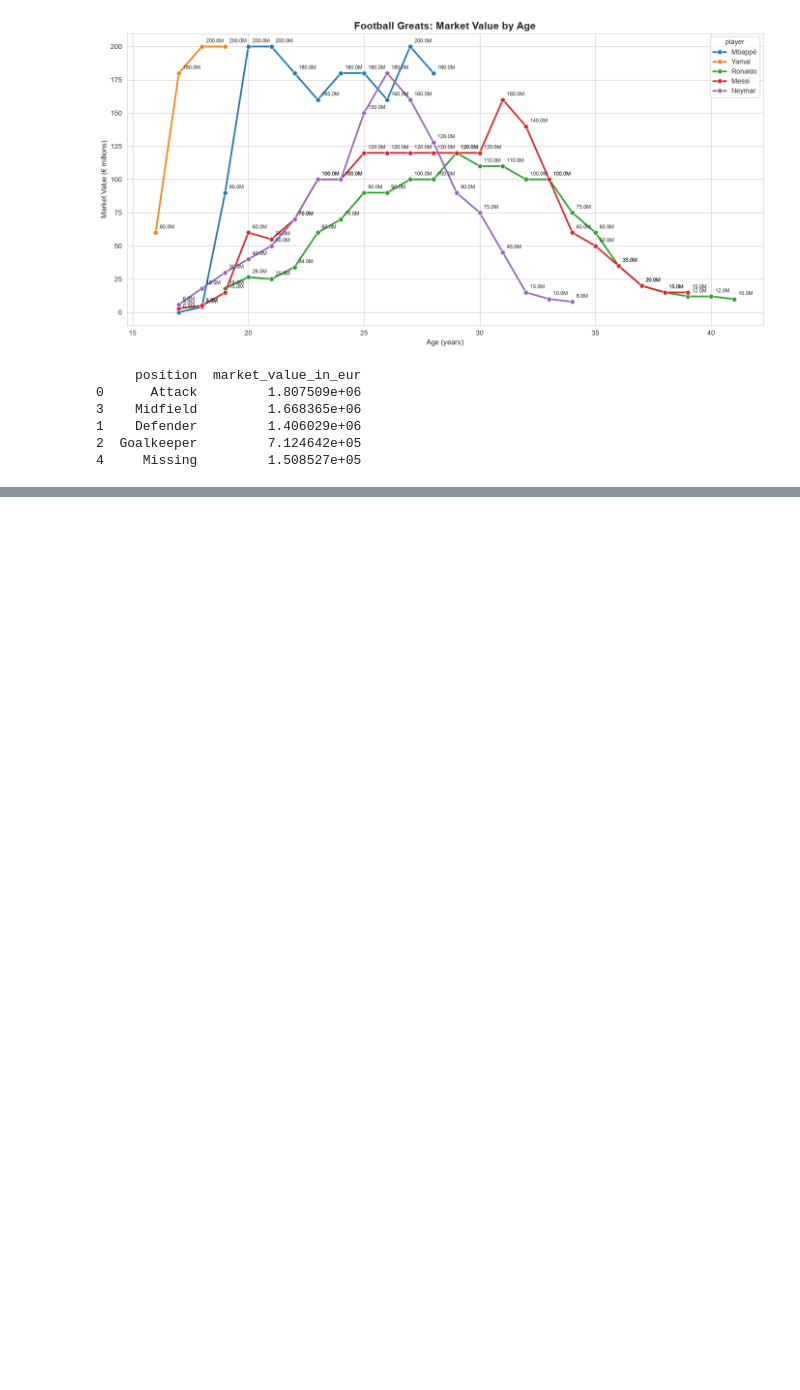
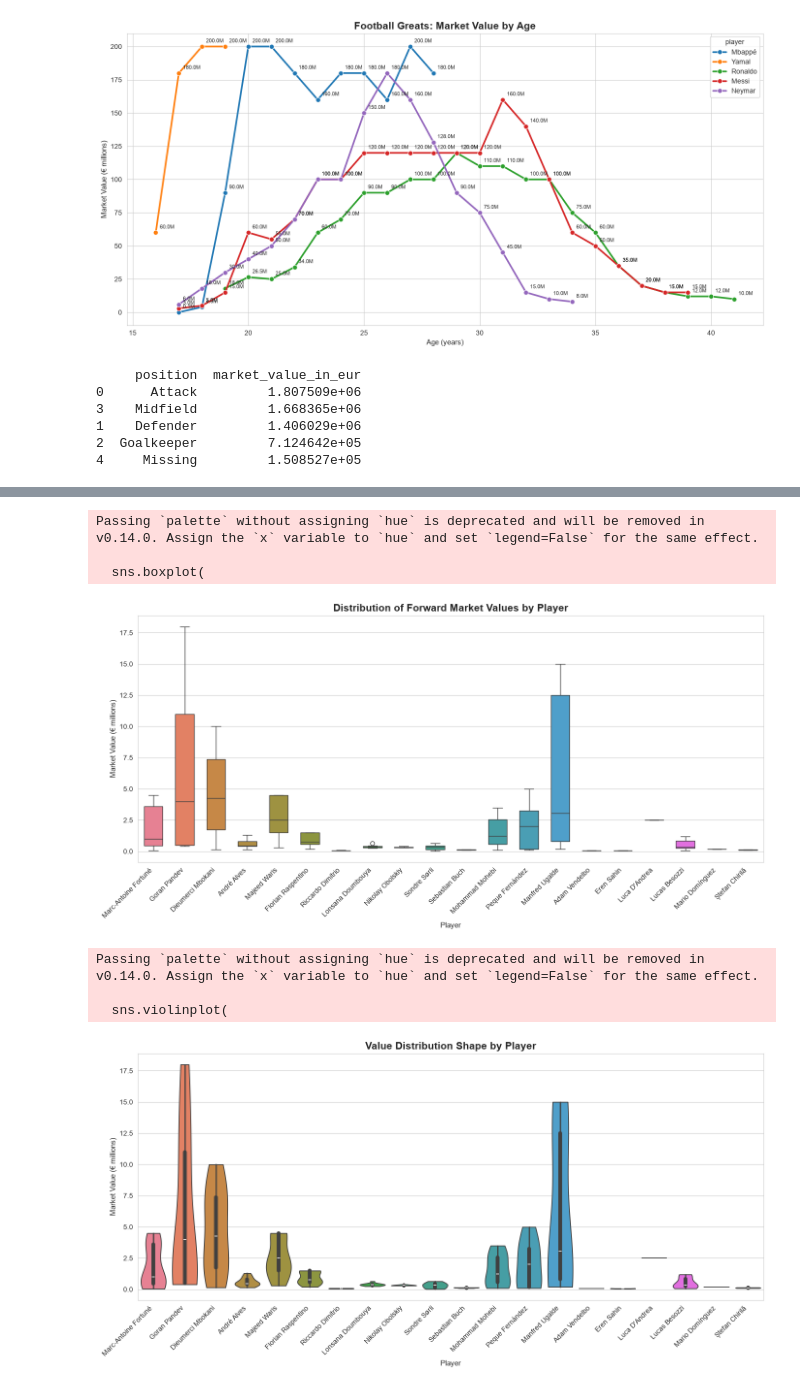
Before and after one commit to koenamk/football_data_visualization, a Jupyter notebook: analysis.ipynb, the cells around one changed output, grey strips where cells are left out. Cells and saved outputs as stored; diff of their text form; code cells hidden in the pictures; blank space fills up the shorter version.

Commit message:
distribution-check

```diff
--- a/analysis.ipynb
+++ b/analysis.ipynb
@@ -506,0 +489,53 @@ plt.show()
+# %%
+## DISTRIBUTION VIEW FOR FORWARD MARKET VALUES
+# Use a distribution chart to summarize the overall spread of valuations
+# among the sampled forwards.
+
+sample_value_distribution = random_progression[['name', 'market_value_m']].copy()
+
+# For a cleaner distribution summary, plot a boxplot of valuations by player
+import matplotlib.pyplot as plt
+import seaborn as sns
+
+sns.set_style('whitegrid')
+plt.figure(figsize=(14, 7))
+
+sns.boxplot(
+    data=sample_value_distribution,
+    x='name',
+    y='market_value_m',
+    palette='husl',
+    width=0.6
+)
+
+plt.title('Distribution of Forward Market Values by Player', fontsize=15, weight='bold')
+plt.xlabel('Player', fontsize=11)
+plt.ylabel('Market Value (€ millions)', fontsize=11)
+plt.xticks(rotation=45, ha='right')
+plt.tight_layout()
+plt.show()
+
+# Optional: a violin plot is also useful if you want a smoother sense of spread
+plt.figure(figsize=(14, 7))
+sns.violinplot(
+    data=sample_value_distribution,
+    x='name',
+    y='market_value_m',
+    palette='husl',
+    cut=0
+)
+plt.title('Value Distribution Shape by Player', fontsize=15, weight='bold')
+plt.xlabel('Player', fontsize=11)
+plt.ylabel('Market Value (€ millions)', fontsize=11)
+plt.xticks(rotation=45, ha='right')
+plt.tight_layout()
+plt.show()
+# %% [output]
+Passing `palette` without assigning `hue` is deprecated and will be removed in v0.14.0. Assign the `x` variable to `hue` and set `legend=False` for the same effect.
+
+  sns.boxplot(
+[figure, added]
+Passing `palette` without assigning `hue` is deprecated and will be removed in v0.14.0. Assign the `x` variable to `hue` and set `legend=False` for the same effect.
+
+  sns.violinplot(
+[figure, added]
```
Also changed, not shown: parts of 5 cells of this notebook.
